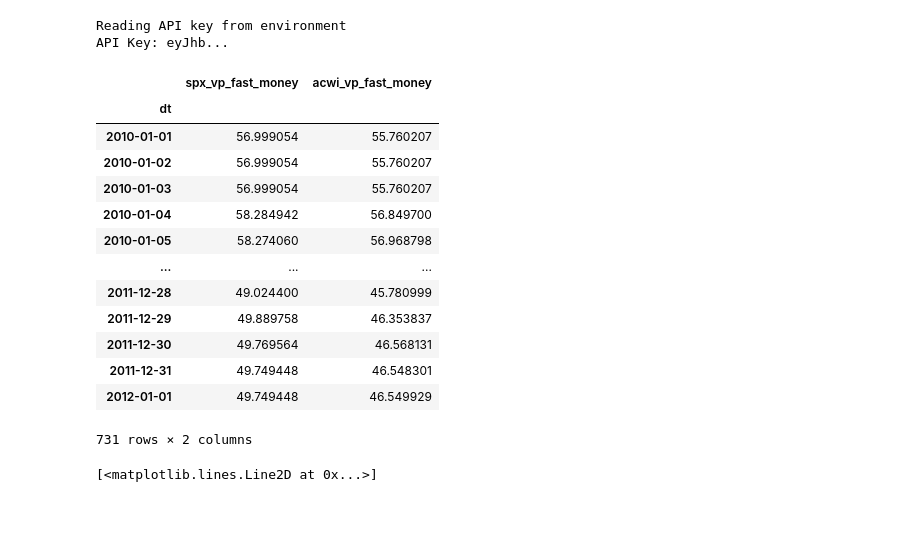
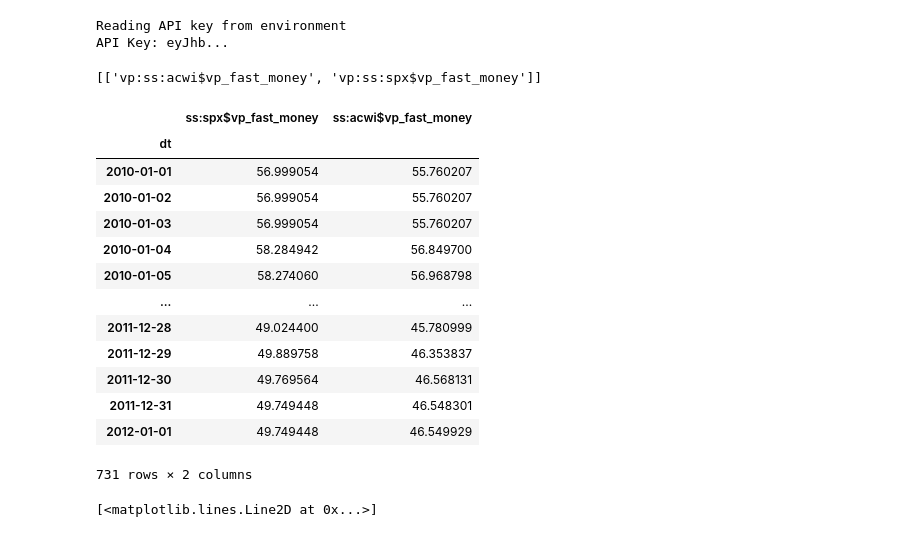
Before and after one commit to variantperception/vp-analysis-api, a Jupyter notebook: examples/basic_examples.ipynb, the cells around one changed output. Cells and saved outputs as stored; diff of their text form; code cells hidden in the pictures.

```diff
--- a/examples/basic_examples.ipynb
+++ b/examples/basic_examples.ipynb
@@ -19,14 +19,15 @@ Reading API key from environment
 API Key: eyJhb...
 # %%
 # Get tactical Fast Money data for S&P 500 and ACWI. Filter data by date range
-data = api.get_series(["spx_vp_fast_money", "acwi_vp_fast_money"], start_date='2010-01-01', end_date='2012-01-01')
+data = api.get_series(["ss:spx$vp_fast_money", "ss:acwi$vp_fast_money"], start_date='2010-01-01', end_date='2012-01-01')
 
 # optional step to enforce frequency and forward-fill holes in data
 data = api.clean_df(data, freq='D', start_date=None)
 
 data
 # %% [output]
+[['vp:ss:acwi$vp_fast_money', 'vp:ss:spx$vp_fast_money']]
-|  | spx_vp_fast_money | acwi_vp_fast_money |
+|  | ss:spx$vp_fast_money | ss:acwi$vp_fast_money |
 | dt |  |  |
 | 2010-01-01 | 56.999054 | 55.760207 |
 | 2010-01-02 | 56.999054 | 55.760207 |
@@ -39,7 +40,7 @@ data
 | 2011-12-30 | 49.769564 | 46.568131 |
 | 2011-12-31 | 49.749448 | 46.548301 |
 | 2012-01-01 | 49.749448 | 46.549929 |
-731 rows × 2 columns
+731 rows × 2 columns
 # %%
 # Plot data
 import matplotlib.pyplot as plt
```
Also changed, not shown: parts of 3 cells of this notebook, 9 other files.
